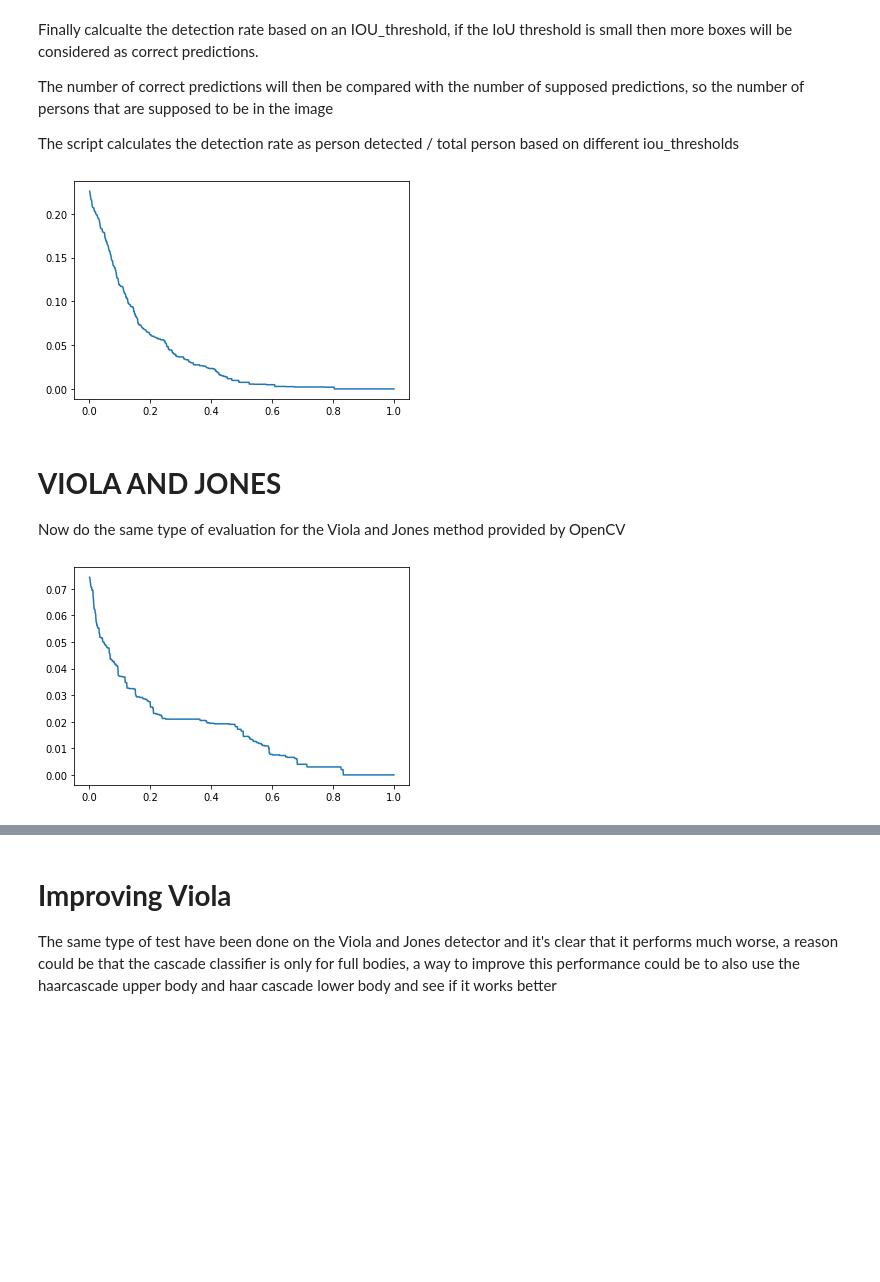
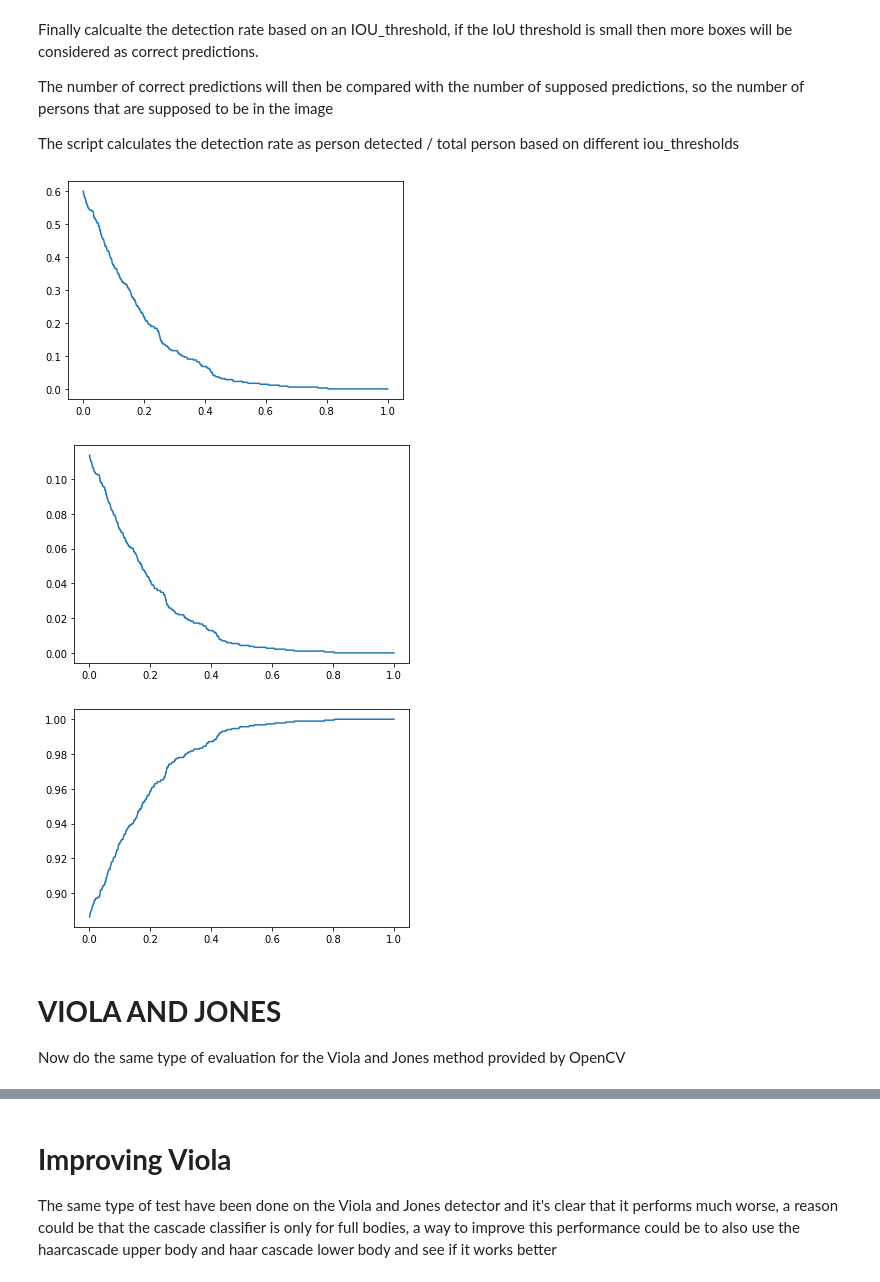
Before and after one commit to pastifra/Embedded-Person-detection, a Jupyter notebook: Stat_evaluation.ipynb, the cells around one changed output, grey strips where cells are left out. Saved outputs shown, nothing was run; the diff lists cells and outputs as text; code cells hidden in the pictures; blank space fills up the shorter version.

```diff
--- a/Stat_evaluation.ipynb
+++ b/Stat_evaluation.ipynb
@@ -169,7 +257,7 @@ def hog_detector(im_path):
 Now for each image in our dataset we calculate the regions proposed by Hog and save them in the list **prop_regions**
 # %%
 prop_regions = []
-for i in range(0,500):
+for i in range(0,578):
   prop_regions.append(hog_detector(every_path[i]))
 # %% [markdown]
 Finally calcualte the detection rate based on an IOU_threshold, if the IoU threshold is small then more boxes will be considered as correct predictions.
@@ -177,25 +265,3 @@ Finally calcualte the detection rate based on an IOU_threshold, if the IoU thres
 The number of correct predictions will then be compared with the number of supposed predictions, so the number of persons that are supposed to be in the image
 
 The script calculates the detection rate as person detected / total person based on different iou_thresholds
-# %%
-iou_thr = 0
-iou_thresholds = []
-detection_rate_iou = []
-for h in range(0,1000):
-  iou_thr += 0.001
-  iou_thresholds.append(iou_thr)
-  detection_rate = [0]*500
-  for i in range(0,500):
-    for j in prop_regions[i]:
-      for h in bboxes[i]:
-        if (calc_iou(h,j) > iou_thr):
-          if(detection_rate[i] < len(bboxes[i])):
-            detection_rate[i] += 1;
-    detection_rate[i] = detection_rate[i]/len(bboxes[i])
-  temp = sum(detection_rate)/500
-  detection_rate_iou.append(temp)
-# %%
-pyplot.plot(iou_thresholds, detection_rate_iou)
-pyplot.show()
-# %% [output]
-[figure, removed]
@@ -202,3 +297,33 @@ pyplot.show()
+# %%
+pyplot.plot(iou_thresholds, HOG_precision)
+pyplot.show()
+
+pyplot.plot(iou_thresholds, HOG_recall)
+pyplot.show()
+
+pyplot.plot(iou_thresholds, HOG_missrate)
+pyplot.show()
+
+from scipy.io import savemat
+
+mdic = {"iou_threshold": iou_thresholds}
+savemat("/content/HOG_results/iou_thresholds.mat", mdic)
+
+mdic = {"HOG_precision": HOG_precision}
+savemat("/content/HOG_results/HOG_precision.mat", mdic)
+
+mdic = {"HOG_recall": HOG_recall}
+savemat("/content/HOG_results/HOG_recall.mat", mdic)
+
+mdic = {"HOG_missrate": HOG_missrate}
+savemat("/content/HOG_results/HOG_missrate.mat", mdic)
+
+mdic = {"HOG_f1": HOG_f1}
+savemat("/content/HOG_results/HOG_f1.mat", mdic)
+# %% [output]
+[figure, added]
+[figure, added]
+[figure, added]
 # %% [markdown]
 # **VIOLA AND JONES**
 
@@ -245,5 +352,0 @@ for h in range(0,1000):
-# %%
-pyplot.plot(iou_thresholds, detection_rate_iou_viola)
-pyplot.show()
-# %% [output]
-[figure, removed]
```
Also changed, not shown: parts of 28 cells of this notebook.
